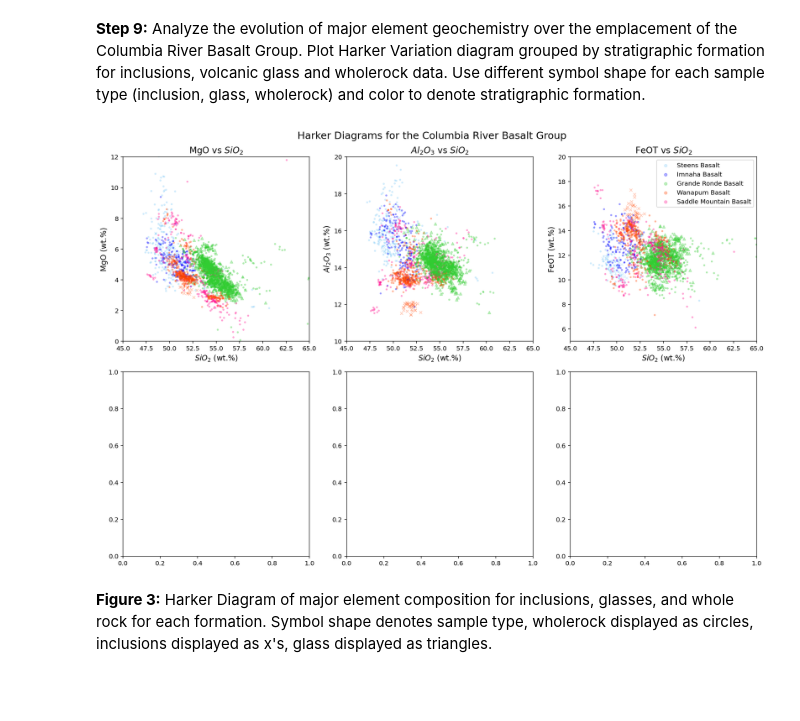
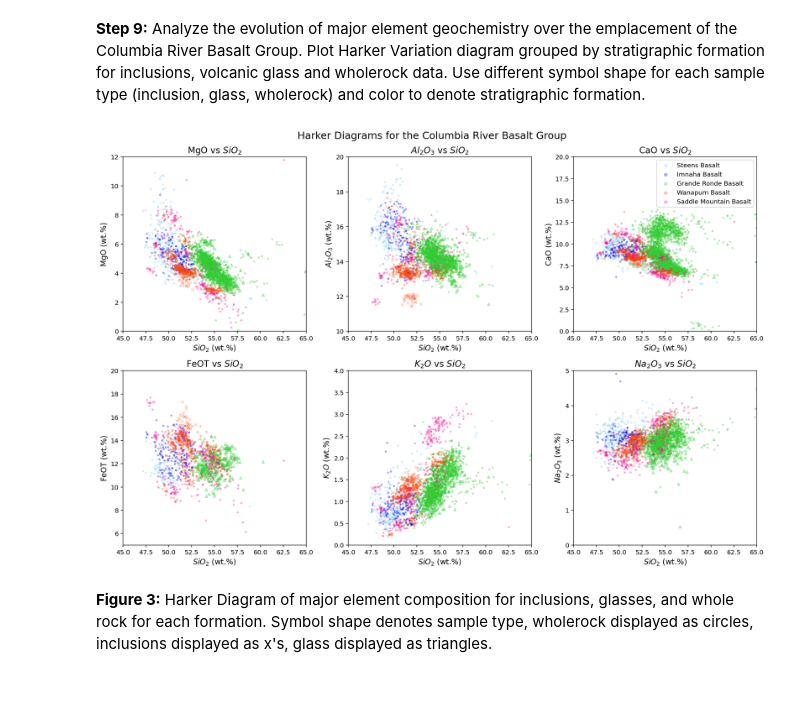
Before and after one commit to lhlinka/rces-final-project, a Jupyter notebook: finalproject.ipynb, the cells around one changed output. Drawn from its saved outputs; the diff is of its cells as text; code cells hidden in the pictures.

Commit message:
updated Figure to include CaO, K2O, and Na2O

```diff
--- a/finalproject.ipynb
+++ b/finalproject.ipynb
@@ -356,47 +356,95 @@ gb_wholerock.get_group(' SADDLE MOUNTAINS BASALT').plot.scatter(x='SIO2(WT%)NORM
 gb_wholerock.get_group(' WANAPUM BASALT').plot.scatter(x='SIO2(WT%)NORM', y='MGO(WT%)NORM', c='orangered', marker='.', alpha = 0.3, ax=ax[0,0])
 gb_wholerock.get_group(' GRANDE RONDE BASALT').plot.scatter(x='SIO2(WT%)NORM', y='MGO(WT%)NORM', c='limegreen', marker='.', alpha = 0.3, ax=ax[0,0])
 
 gb_inclusion.get_group(' STEENS BASALT').plot.scatter(x='SIO2(WT%)NORM', y='AL2O3(WT%)NORM', c='lightskyblue', marker='x', alpha=0.3, ax=ax[0,1])
 gb_inclusion.get_group(' WANAPUM BASALT').plot.scatter(x='SIO2(WT%)NORM', y='AL2O3(WT%)NORM', c='orangered', marker='x', alpha=0.3, ax=ax[0,1])
 gb_glass.get_group(' WANAPUM BASALT').plot.scatter(x='SIO2(WT%)NORM', y='AL2O3(WT%)NORM', c='orangered', marker='^', alpha=0.3, ax=ax[0,1])
 gb_glass.get_group(' GRANDE RONDE BASALT').plot.scatter(x='SIO2(WT%)NORM', y='AL2O3(WT%)NORM', c='limegreen', marker='^', alpha=0.3, ax=ax[0,1])
 gb_wholerock.get_group(' STEENS BASALT').plot.scatter(x='SIO2(WT%)NORM', y='AL2O3(WT%)NORM', c='lightskyblue', marker='.', alpha = 0.3, ax=ax[0,1])
 gb_wholerock.get_group(' IMNAHA BASALT').plot.scatter(x='SIO2(WT%)NORM', y='AL2O3(WT%)NORM', c='blue', marker='.', alpha = 0.3, ax=ax[0,1])
 gb_wholerock.get_group(' SADDLE MOUNTAINS BASALT').plot.scatter(x='SIO2(WT%)NORM', y='AL2O3(WT%)NORM', c='deeppink', marker='.', alpha = 0.3, ax=ax[0,1])
 gb_wholerock.get_group(' WANAPUM BASALT').plot.scatter(x='SIO2(WT%)NORM', y='AL2O3(WT%)NORM', c='orangered', marker='.', alpha = 0.3, ax=ax[0,1])
 gb_wholerock.get_group(' GRANDE RONDE BASALT').plot.scatter(x='SIO2(WT%)NORM', y='AL2O3(WT%)NORM', c='limegreen', marker='.', alpha = 0.3, ax=ax[0,1])
 
-gb_inclusion.get_group(' STEENS BASALT').plot.scatter(x='SIO2(WT%)NORM', y='FEOT(WT%)NORM', c='lightskyblue', marker='x', alpha=0.3, ax=ax[0,2])
-gb_inclusion.get_group(' WANAPUM BASALT').plot.scatter(x='SIO2(WT%)NORM', y='FEOT(WT%)NORM', c='orangered', marker='x', alpha=0.3, ax=ax[0,2])
-gb_glass.get_group(' WANAPUM BASALT').plot.scatter(x='SIO2(WT%)NORM', y='FEOT(WT%)NORM', c='orangered', marker='^', alpha=0.3, ax=ax[0,2])
-gb_glass.get_group(' GRANDE RONDE BASALT').plot.scatter(x='SIO2(WT%)NORM', y='FEOT(WT%)NORM', c='limegreen', marker='^', alpha=0.3, ax=ax[0,2])
-gb_wholerock.get_group(' STEENS BASALT').plot.scatter(x='SIO2(WT%)NORM', y='FEOT(WT%)NORM', c='lightskyblue', marker='.', alpha = 0.3,label='Steens Basalt', ax=ax[0,2])
-gb_wholerock.get_group(' IMNAHA BASALT').plot.scatter(x='SIO2(WT%)NORM', y='FEOT(WT%)NORM', c='blue', marker='.', alpha = 0.3,label='Imnaha Basalt', ax=ax[0,2])
-gb_wholerock.get_group(' GRANDE RONDE BASALT').plot.scatter(x='SIO2(WT%)NORM', y='FEOT(WT%)NORM', c='limegreen', marker='.', alpha = 0.3,label='Grande Ronde Basalt', ax=ax[0,2])
-gb_wholerock.get_group(' WANAPUM BASALT').plot.scatter(x='SIO2(WT%)NORM', y='FEOT(WT%)NORM', c='orangered', marker='.', alpha = 0.3,label='Wanapum Basalt', ax=ax[0,2])
-gb_wholerock.get_group(' SADDLE MOUNTAINS BASALT').plot.scatter(x='SIO2(WT%)NORM', y='FEOT(WT%)NORM', c='deeppink', marker='.', alpha = 0.3,label='Saddle Mountain Basalt', ax=ax[0,2])
+gb_inclusion.get_group(' STEENS BASALT').plot.scatter(x='SIO2(WT%)NORM', y='CAO(WT%)NORM', c='lightskyblue', marker='x', alpha=0.3, ax=ax[0,2])
+gb_inclusion.get_group(' WANAPUM BASALT').plot.scatter(x='SIO2(WT%)NORM', y='CAO(WT%)NORM', c='orangered', marker='x', alpha=0.3, ax=ax[0,2])
+gb_glass.get_group(' WANAPUM BASALT').plot.scatter(x='SIO2(WT%)NORM', y='CAO(WT%)NORM', c='orangered', marker='^', alpha=0.3, ax=ax[0,2])
+gb_glass.get_group(' GRANDE RONDE BASALT').plot.scatter(x='SIO2(WT%)NORM', y='CAO(WT%)NORM', c='limegreen', marker='^', alpha=0.3, ax=ax[0,2])
+gb_wholerock.get_group(' STEENS BASALT').plot.scatter(x='SIO2(WT%)NORM', y='CAO(WT%)NORM', c='lightskyblue', marker='.', alpha = 0.3,label='Steens Basalt', ax=ax[0,2])
+gb_wholerock.get_group(' IMNAHA BASALT').plot.scatter(x='SIO2(WT%)NORM', y='CAO(WT%)NORM', c='blue', marker='.', alpha = 0.3,label='Imnaha Basalt', ax=ax[0,2])
+gb_wholerock.get_group(' GRANDE RONDE BASALT').plot.scatter(x='SIO2(WT%)NORM', y='CAO(WT%)NORM', c='limegreen', marker='.', alpha = 0.3,label='Grande Ronde Basalt', ax=ax[0,2])
+gb_wholerock.get_group(' WANAPUM BASALT').plot.scatter(x='SIO2(WT%)NORM', y='CAO(WT%)NORM', c='orangered', marker='.', alpha = 0.3,label='Wanapum Basalt', ax=ax[0,2])
+gb_wholerock.get_group(' SADDLE MOUNTAINS BASALT').plot.scatter(x='SIO2(WT%)NORM', y='CAO(WT%)NORM', c='deeppink', marker='.', alpha = 0.3,label='Saddle Mountain Basalt', ax=ax[0,2])
+
+gb_inclusion.get_group(' STEENS BASALT').plot.scatter(x='SIO2(WT%)NORM', y='FEOT(WT%)NORM', c='lightskyblue', marker='x', alpha=0.3, ax=ax[1,0])
+gb_inclusion.get_group(' WANAPUM BASALT').plot.scatter(x='SIO2(WT%)NORM', y='FEOT(WT%)NORM', c='orangered', marker='x', alpha=0.3, ax=ax[1,0])
+gb_glass.get_group(' WANAPUM BASALT').plot.scatter(x='SIO2(WT%)NORM', y='FEOT(WT%)NORM', c='orangered', marker='^', alpha=0.3, ax=ax[1,0])
+gb_glass.get_group(' GRANDE RONDE BASALT').plot.scatter(x='SIO2(WT%)NORM', y='FEOT(WT%)NORM', c='limegreen', marker='^', alpha=0.3, ax=ax[1,0])
+gb_wholerock.get_group(' STEENS BASALT').plot.scatter(x='SIO2(WT%)NORM', y='FEOT(WT%)NORM', c='lightskyblue', marker='.', alpha = 0.3, ax=ax[1,0])
+gb_wholerock.get_group(' IMNAHA BASALT').plot.scatter(x='SIO2(WT%)NORM', y='FEOT(WT%)NORM', c='blue', marker='.', alpha = 0.3, ax=ax[1,0])
+gb_wholerock.get_group(' GRANDE RONDE BASALT').plot.scatter(x='SIO2(WT%)NORM', y='FEOT(WT%)NORM', c='limegreen', marker='.', alpha = 0.3, ax=ax[0,2])
+gb_wholerock.get_group(' WANAPUM BASALT').plot.scatter(x='SIO2(WT%)NORM', y='FEOT(WT%)NORM', c='orangered', marker='.', alpha = 0.3, ax=ax[1,0])
+gb_wholerock.get_group(' SADDLE MOUNTAINS BASALT').plot.scatter(x='SIO2(WT%)NORM', y='FEOT(WT%)NORM', c='deeppink', marker='.', alpha = 0.3, ax=ax[1,0])
+
+gb_inclusion.get_group(' STEENS BASALT').plot.scatter(x='SIO2(WT%)NORM', y='K2O(WT%)NORM', c='lightskyblue', marker='x', alpha=0.3, ax=ax[1,1])
+gb_inclusion.get_group(' WANAPUM BASALT').plot.scatter(x='SIO2(WT%)NORM', y='K2O(WT%)NORM', c='orangered', marker='x', alpha=0.3, ax=ax[1,1])
+gb_glass.get_group(' WANAPUM BASALT').plot.scatter(x='SIO2(WT%)NORM', y='K2O(WT%)NORM', c='orangered', marker='^', alpha=0.3, ax=ax[1,1])
+gb_glass.get_group(' GRANDE RONDE BASALT').plot.scatter(x='SIO2(WT%)NORM', y='K2O(WT%)NORM', c='limegreen', marker='^', alpha=0.3, ax=ax[1,1])
+gb_wholerock.get_group(' STEENS BASALT').plot.scatter(x='SIO2(WT%)NORM', y='K2O(WT%)NORM', c='lightskyblue', marker='.', alpha = 0.3, ax=ax[1,1])
+gb_wholerock.get_group(' IMNAHA BASALT').plot.scatter(x='SIO2(WT%)NORM', y='K2O(WT%)NORM', c='blue', marker='.', alpha = 0.3, ax=ax[1,1])
+gb_wholerock.get_group(' GRANDE RONDE BASALT').plot.scatter(x='SIO2(WT%)NORM', y='K2O(WT%)NORM', c='limegreen', marker='.', alpha = 0.3, ax=ax[1,1])
+gb_wholerock.get_group(' WANAPUM BASALT').plot.scatter(x='SIO2(WT%)NORM', y='K2O(WT%)NORM', c='orangered', marker='.', alpha = 0.3, ax=ax[1,1])
+gb_wholerock.get_group(' SADDLE MOUNTAINS BASALT').plot.scatter(x='SIO2(WT%)NORM', y='K2O(WT%)NORM', c='deeppink', marker='.', alpha = 0.3, ax=ax[1,1])
+
+gb_inclusion.get_group(' STEENS BASALT').plot.scatter(x='SIO2(WT%)NORM', y='NA2O(WT%)NORM', c='lightskyblue', marker='x', alpha=0.3, ax=ax[1,2])
+gb_inclusion.get_group(' WANAPUM BASALT').plot.scatter(x='SIO2(WT%)NORM', y='NA2O(WT%)NORM', c='orangered', marker='x', alpha=0.3, ax=ax[1,2])
+gb_glass.get_group(' WANAPUM BASALT').plot.scatter(x='SIO2(WT%)NORM', y='NA2O(WT%)NORM', c='orangered', marker='^', alpha=0.3, ax=ax[1,2])
+gb_glass.get_group(' GRANDE RONDE BASALT').plot.scatter(x='SIO2(WT%)NORM', y='NA2O(WT%)NORM', c='limegreen', marker='^', alpha=0.3, ax=ax[1,2])
+gb_wholerock.get_group(' STEENS BASALT').plot.scatter(x='SIO2(WT%)NORM', y='NA2O(WT%)NORM', c='lightskyblue', marker='.', alpha = 0.3, ax=ax[1,2])
+gb_wholerock.get_group(' IMNAHA BASALT').plot.scatter(x='SIO2(WT%)NORM', y='NA2O(WT%)NORM', c='blue', marker='.', alpha = 0.3, ax=ax[1,2])
+gb_wholerock.get_group(' GRANDE RONDE BASALT').plot.scatter(x='SIO2(WT%)NORM', y='NA2O(WT%)NORM', c='limegreen', marker='.', alpha = 0.3, ax=ax[1,2])
+gb_wholerock.get_group(' WANAPUM BASALT').plot.scatter(x='SIO2(WT%)NORM', y='NA2O(WT%)NORM', c='orangered', marker='.', alpha = 0.3, ax=ax[1,2])
+gb_wholerock.get_group(' SADDLE MOUNTAINS BASALT').plot.scatter(x='SIO2(WT%)NORM', y='NA2O(WT%)NORM', c='deeppink', marker='.', alpha = 0.3, ax=ax[1,2])
 
 # Add labels, legend, and adjust x- and y- plot extent
 ax[0,0].set_title('MgO vs $SiO_2$', fontsize = 14)
 ax[0,0].set_xlabel('$SiO_2$ (wt.%)', fontsize = 12)
 ax[0,0].set_ylabel('MgO (wt.%)', fontsize = 12)
 ax[0,0].set_xlim(45,65)
 ax[0,0].set_ylim(0,12)
 
 ax[0,1].set_title('$Al_2O_3$ vs $SiO_2$', fontsize = 14)
 ax[0,1].set_xlabel('$SiO_2$ (wt.%)', fontsize = 12)
 ax[0,1].set_ylabel('$Al_2O_3$ (wt.%)', fontsize = 12)
 ax[0,1].set_xlim(45,65)
 ax[0,1].set_ylim(10,20)
 
-ax[0,2].set_title('FeOT vs $SiO_2$', fontsize = 14)
+ax[0,2].set_title('CaO vs $SiO_2$', fontsize = 14)
 ax[0,2].set_xlabel('$SiO_2$ (wt.%)', fontsize = 12)
-ax[0,2].set_ylabel('FeOT (wt.%)', fontsize = 12)
+ax[0,2].set_ylabel('CaO (wt.%)', fontsize = 12)
 ax[0,2].set_xlim(45,65)
-ax[0,2].set_ylim(5,20)
-ax[0,2].legend(fontsize = 10, markerscale = 2, loc='upper right', frameon=True);
+ax[0,2].set_ylim(0,20)
+ax[0,2].legend(fontsize = 10, markerscale = 2, loc='upper right', frameon=True)
+
+ax[1,0].set_title('FeOT vs $SiO_2$', fontsize = 14)
+ax[1,0].set_xlabel('$SiO_2$ (wt.%)', fontsize = 12)
+ax[1,0].set_ylabel('FeOT (wt.%)', fontsize = 12)
+ax[1,0].set_xlim(45,65)
+ax[1,0].set_ylim(5,20)
+
+ax[1,1].set_title('$K_2O$ vs $SiO_2$', fontsize = 14)
+ax[1,1].set_xlabel('$SiO_2$ (wt.%)', fontsize = 12)
+ax[1,1].set_ylabel('$K_2O$ (wt.%)', fontsize = 12)
+ax[1,1].set_xlim(45,65)
+ax[1,1].set_ylim(0,4)
+
+ax[1,2].set_title('$Na_2O_3$ vs $SiO_2$', fontsize = 14)
+ax[1,2].set_xlabel('$SiO_2$ (wt.%)', fontsize = 12)
+ax[1,2].set_ylabel('$Na_2O_3$ (wt.%)', fontsize = 12)
+ax[1,2].set_xlim(45,65)
+ax[1,2].set_ylim(0,5);
 # %% [output]
-[figure, old version]
+[figure, new version]
 # %% [markdown]
 <b>Figure 3:</b> Harker Diagram of major element composition for inclusions, glasses, and whole rock for each formation. Symbol shape denotes sample type, wholerock displayed as circles, inclusions displayed as x's, glass displayed as triangles.
 <br/>
```
Also changed, not shown: 1 other file.
